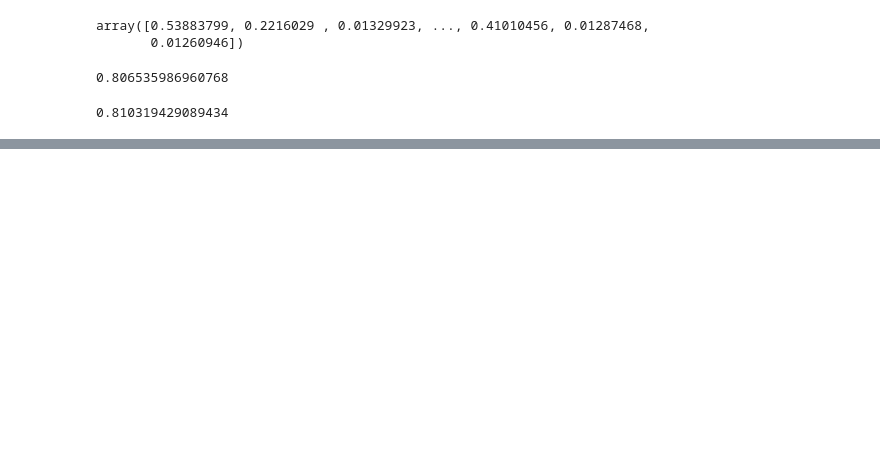
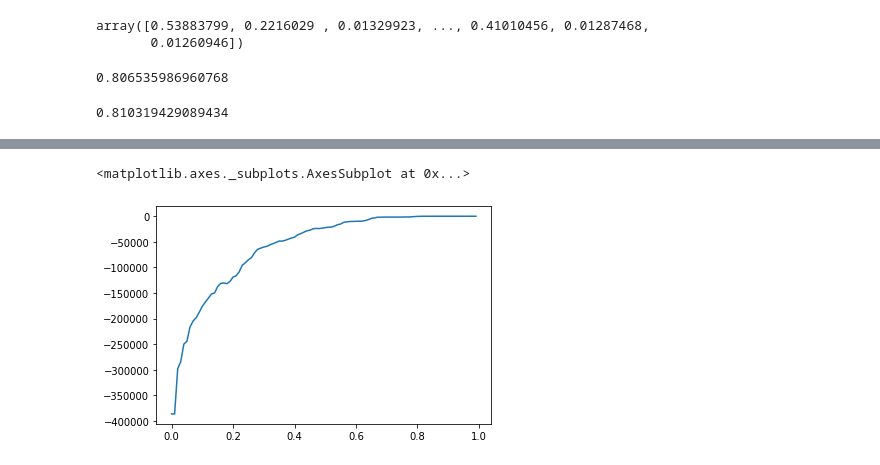
Before and after one commit to Kyosuke-Fukui/Machine_Learning_for_Keiba, a Jupyter notebook: 7.consider return.ipynb, the cells around one changed output, grey strips where cells are left out. Cells and saved outputs as stored; diff of their text form; code cells hidden in the pictures; blank space fills up the shorter version.

```diff
--- a/7.consider return.ipynb
+++ b/7.consider return.ipynb
@@ -424,3 +385,8 @@ n_samples = 100
 for i in tqdm((range(n_samples))):
     threshold = i/n_samples
     gain[threshold] = me.calc_return(X_test, threshold)
+# %%
+pd.Series(gain).plot()
+# %% [output]
+<matplotlib.axes._subplots.AxesSubplot at 0x...>
+[figure, added]
```
Also changed, not shown: parts of 14 cells of this notebook, 2 other files.
